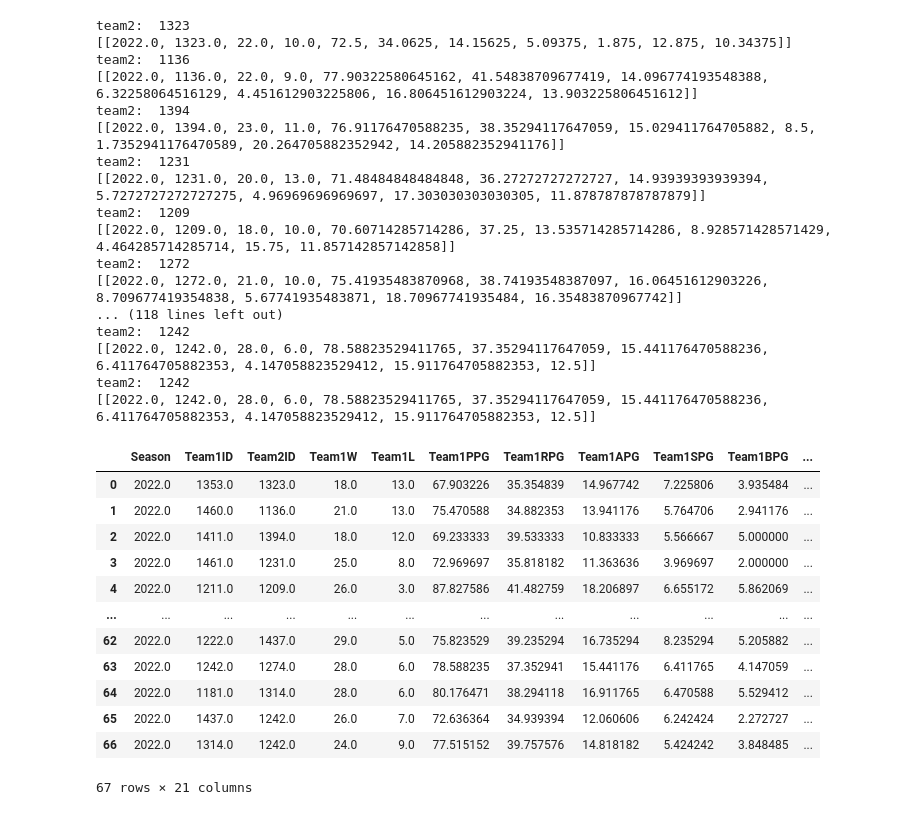
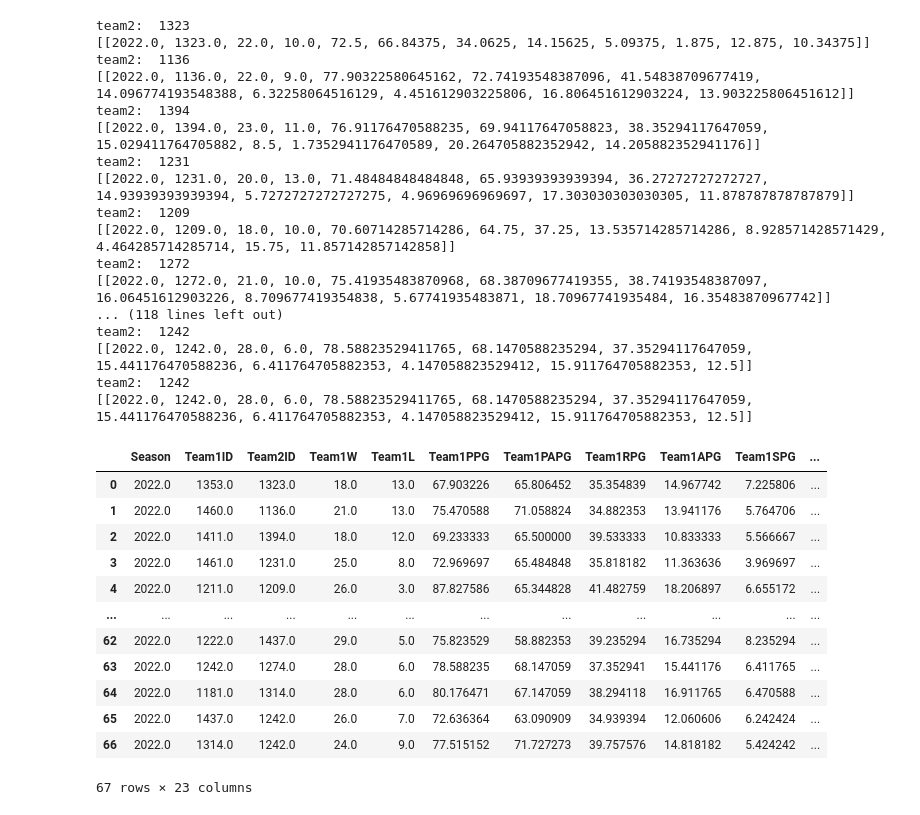
Before and after one commit to AustinStephens/NCAATourneyPredictor, a Jupyter notebook: NCAATourneyPredictor.ipynb, the cells around one changed output. Cells and saved outputs as stored; diff of their text form; code cells hidden in the pictures.

```diff
--- a/NCAATourneyPredictor.ipynb
+++ b/NCAATourneyPredictor.ipynb
@@ -1,9 +1,10 @@
 # %%
+#1
 import matplotlib
 from matplotlib import pylab
 import pandas as pd
 
-cols = ['Season', 'TeamID', 'Wins', 'Losses', 'PPG', 'RPG', 'APG', 'SPG', 'BPG', 'PFPG', 'TOPG']
+cols = ['Season', 'TeamID', 'Wins', 'Losses', 'PPG', 'PAPG', 'RPG', 'APG', 'SPG', 'BPG', 'PFPG', 'TOPG']
 years = [2006, 2007, 2008, 2009, 2010, 2011, 2012, 2013, 2014, 2015, 2016, 2017, 2018, 2019]
 
 temp_df = pd.read_csv("./MRegularSeasonDetailedResults.csv",
@@ -40,14 +41,14 @@ for year in years:
         #print(f"w_df: ", team_1211W)
         #print(f"l_df: ", team_1211L)
 
-        team_1211_Wdf = team_1211W[['Season', 'WTeamID', 'WScore', 'WFGM', 'WFGA', 'WFGM3', 'WFGA3', 'WFTM', 'WFTA', 'WOR', 'WDR', 'WAst', 'WTO', 'WStl', 'WBlk', 'WPF']].apply(pd.to_numeric)
-        team_1211_Ldf = team_1211L[['Season', 'LTeamID', 'LScore', 'LFGM', 'LFGA', 'LFGM3', 'LFGA3', 'LFTM', 'LFTA', 'LOR', 'LDR', 'LAst', 'LTO', 'LStl', 'LBlk', 'LPF']].apply(pd.to_numeric)
+        team_1211_Wdf = team_1211W[['Season', 'WTeamID', 'WScore', 'LScore', 'WFGM', 'WFGA', 'WFGM3', 'WFGA3', 'WFTM', 'WFTA', 'WOR', 'WDR', 'WAst', 'WTO', 'WStl', 'WBlk', 'WPF']].apply(pd.to_numeric)
+        team_1211_Ldf = team_1211L[['Season', 'LTeamID', 'LScore', 'WScore', 'LFGM', 'LFGA', 'LFGM3', 'LFGA3', 'LFTM', 'LFTA', 'LOR', 'LDR', 'LAst', 'LTO', 'LStl', 'LBlk', 'LPF']].apply(pd.to_numeric)
 
 
 
         w_sum = team_1211_Wdf.sum(axis=0, numeric_only=True)
 
-        l_sum = {'Season': 0, 'LTeamID': 0, 'LScore': 0, 'LFGM': 0, 'LFGA': 0, 'LFGM3': 0, 'LFGA3': 0, 'LFTM': 0, 'LFTA': 0, 'LOR': 0, 'LDR': 0, 'LAst': 0, 'LTO': 0, 'LStl': 0, 'LBlk': 0, 'LPF': 0}
+        l_sum = {'Season': 0, 'LTeamID': 0, 'LScore': 0, 'WScore': 0, 'LFGM': 0, 'LFGA': 0, 'LFGM3': 0, 'LFGA3': 0, 'LFTM': 0, 'LFTA': 0, 'LOR': 0, 'LDR': 0, 'LAst': 0, 'LTO': 0, 'LStl': 0, 'LBlk': 0, 'LPF': 0}
         if not team_1211L.empty:
             l_sum = team_1211_Ldf.sum(axis=0, numeric_only=True)
 
@@ -59,6 +60,7 @@ for year in years:
 
         id_total = (w_sum['WTeamID'] + l_sum['LTeamID']) / tot_games
         score_total = (w_sum['WScore'] + l_sum['LScore']) / tot_games
+        pa_total = (w_sum['LScore'] + l_sum['WScore']) / tot_games
         rebs_total = (w_sum['WOR'] + l_sum['LOR'] + w_sum['WDR'] + l_sum['LDR']) / tot_games
         ast_total = (w_sum['WAst'] + l_sum['LAst']) / tot_games
         stl_total = (w_sum['WStl'] + l_sum['LStl']) / tot_games
@@ -66,9 +68,9 @@ for year in years:
         pf_total = (w_sum['WPF'] + l_sum['LPF']) / tot_games
         to_total = (w_sum['WTO'] + l_sum['LTO']) / tot_games
 
-        d = {'Season': [season_total], 'TeamID': [id_total], 'Wins': [len(team_1211_Wdf.index)], 'Losses': [len(team_1211_Ldf.index)], 'PPG': [score_total], 'RPG': [rebs_total], 'APG': [ast_total], 'SPG': [stl_total], 'BPG': [blk_total], 'PFPG': [pf_total], 'TOPG': [to_total]}
+        #d = {'Season': [season_total], 'TeamID': [id_total], 'Wins': [len(team_1211_Wdf.index)], 'Losses': [len(team_1211_Ldf.index)], 'PPG': [score_total], 'PAPG': [pa_total], 'RPG': [rebs_total], 'APG': [ast_total], 'SPG': [stl_total], 'BPG': [blk_total], 'PFPG': [pf_total], 'TOPG': [to_total]}
         #temp_df = pd.DataFrame(data=d)
-        team_avgs.loc[len(team_avgs.index)] = [season_total, id_total, len(team_1211_Wdf.index), len(team_1211_Ldf.index), score_total, rebs_total, ast_total, stl_total, blk_total, pf_total, to_total]
+        team_avgs.loc[len(team_avgs.index)] = [season_total, id_total, len(team_1211_Wdf.index), len(team_1211_Ldf.index), score_total, pa_total, rebs_total, ast_total, stl_total, blk_total, pf_total, to_total]
         #print(rows)
 
 team_avgs
@@ -89,4 +91,5 @@ team_avgs
 # %%
+#2
 import random
 
 random.seed()
@@ -95,8 +98,8 @@ random.seed()
 
 # note: "Winner" column will always be '1' because the winning team is always listed first;
 # it's included just for a classification metric for the machine learning
-train_cols = ["Season", "Team1ID", "Team2ID", "Winner", "Team1W", "Team1L", "Team1PPG", "Team1RPG", "Team1APG", "Team1SPG", \
-              "Team1BPG", "Team1PFPG", "Team1TOPG", "Team2W", "Team2L", "Team2PPG", "Team2RPG", "Team2APG", "Team2SPG",\
+train_cols = ["Season", "Team1ID", "Team2ID", "Winner", "Team1W", "Team1L", "Team1PPG", "Team1PAPG", "Team1RPG", "Team1APG", "Team1SPG", \
+              "Team1BPG", "Team1PFPG", "Team1TOPG", "Team2W", "Team2L", "Team2PPG", "Team2PAPG", "Team2RPG", "Team2APG", "Team2SPG",\
               "Team2BPG", "Team2PFPG", "Team2TOPG"]
 
 train_DF = pd.DataFrame(columns=train_cols)
@@ -206,7 +211,8 @@ team_avgs_2022
 # %%
+#4
 d = {'Team1ID': [1353,1460,1411,1461,1211,1129,1163,1116,1104,1403,1277,1181,1124,1314,1388,1417,1400,1345,1293,1246,1112,1371,1222,1228,1161,1397,1326,1437,1242,1361,1234,1344,1261,1458,1425,1120,1211,1308,1323,1277,1124,1388,1400,1293,1112,1222,1276,1326,1242,1350,1235,1274,1211,1403,1314,1345,1112,1276,1242,1235,1116,1314,1222,1242,1181,1437,1314], 'Team2ID': [1323,1136,1394,1231,1209,1272,1308,1436,1323,1286,1172,1168,1313,1266,1231,1103,1439,1463,1362,1389,1460,1395,1412,1151,1276,1255,1260,1174,1411,1166,1350,1355,1235,1159,1274,1240,1272,1116,1403,1181,1314,1417,1345,1389,1395,1228,1397,1437,1166,1344,1458,1120,1116,1181,1417,1389,1222,1437,1344,1274,1181,1389,1437,1274,1314,1242,1242]}
-test_cols = ["Season", "Team1ID", "Team2ID", "Team1W", "Team1L", "Team1PPG", "Team1RPG", "Team1APG", "Team1SPG", \
-              "Team1BPG", "Team1PFPG", "Team1TOPG", "Team2W", "Team2L", "Team2PPG", "Team2RPG", "Team2APG", "Team2SPG",\
+test_cols = ["Season", "Team1ID", "Team2ID", "Team1W", "Team1L", "Team1PPG", "Team1PAPG", "Team1RPG", "Team1APG", "Team1SPG", \
+              "Team1BPG", "Team1PFPG", "Team1TOPG", "Team2W", "Team2L", "Team2PPG", "Team2PAPG", "Team2RPG", "Team2APG", "Team2SPG",\
               "Team2BPG", "Team2PFPG", "Team2TOPG"]
 temp_tourn_df = pd.DataFrame(data=d)
 #winners = [2,1,1,2,1,2,2,1,2,1,1,1,1,2,1,1,1,1,1,2,1,2,1,1,2,1,1,1,1,2,2,1,2,1,2,1,1,2,2,2,2,2,2,2,1,1,1,2,1,2,1,1,2,2,1,2,2,2,1,2,2,1,2,1,2,2,2]
@@ -215,52 +221,52 @@ tourney_2022_df = pd.DataFrame(columns=test_cols)
 for row in temp_tourn_df.iterrows():
     #Doing the same as before but without winner column
     temp_list = [2022, row[1]['Team1ID'], row[1]['Team2ID']]
     print(f"team2: ", row[1]['Team2ID'])
     team1_row = team_avgs_2022[team_avgs_2022["TeamID"] == row[1]['Team1ID']].values.tolist()
     team2_row = team_avgs_2022[team_avgs_2022["TeamID"] == row[1]['Team2ID']].values.tolist()
     print(team2_row)
     team1_row[0].pop(0)
     team1_row[0].pop(0)
     team2_row[0].pop(0)
     team2_row[0].pop(0)
 
     temp_list.extend(team1_row[0])
     temp_list.extend(team2_row[0])
 
     # add that list to our DF
     temp_series = pd.Series(temp_list, index=test_cols)
     tourney_2022_df = tourney_2022_df.append(temp_series, ignore_index=True)
 
 tourney_2022_df
 # %% [output]
 team2:  1323
-[[2022.0, 1323.0, 22.0, 10.0, 72.5, 34.0625, 14.15625, 5.09375, 1.875, 12.875, 10.34375]]
+[[2022.0, 1323.0, 22.0, 10.0, 72.5, 66.84375, 34.0625, 14.15625, 5.09375, 1.875, 12.875, 10.34375]]
 team2:  1136
-[[2022.0, 1136.0, 22.0, 9.0, 77.90322580645162, 41.54838709677419, 14.096774193548388, 6.32258064516129, 4.451612903225806, 16.806451612903224, 13.903225806451612]]
+[[2022.0, 1136.0, 22.0, 9.0, 77.90322580645162, 72.74193548387096, 41.54838709677419, 14.096774193548388, 6.32258064516129, 4.451612903225806, 16.806451612903224, 13.903225806451612]]
 team2:  1394
-[[2022.0, 1394.0, 23.0, 11.0, 76.91176470588235, 38.35294117647059, 15.029411764705882, 8.5, 1.7352941176470589, 20.264705882352942, 14.205882352941176]]
+[[2022.0, 1394.0, 23.0, 11.0, 76.91176470588235, 69.94117647058823, 38.35294117647059, 15.029411764705882, 8.5, 1.7352941176470589, 20.264705882352942, 14.205882352941176]]
 team2:  1231
-[[2022.0, 1231.0, 20.0, 13.0, 71.48484848484848, 36.27272727272727, 14.93939393939394, 5.7272727272727275, 4.96969696969697, 17.303030303030305, 11.878787878787879]]
+[[2022.0, 1231.0, 20.0, 13.0, 71.48484848484848, 65.93939393939394, 36.27272727272727, 14.93939393939394, 5.7272727272727275, 4.96969696969697, 17.303030303030305, 11.878787878787879]]
 team2:  1209
-[[2022.0, 1209.0, 18.0, 10.0, 70.60714285714286, 37.25, 13.535714285714286, 8.928571428571429, 4.464285714285714, 15.75, 11.857142857142858]]
+[[2022.0, 1209.0, 18.0, 10.0, 70.60714285714286, 64.75, 37.25, 13.535714285714286, 8.928571428571429, 4.464285714285714, 15.75, 11.857142857142858]]
 team2:  1272
-[[2022.0, 1272.0, 21.0, 10.0, 75.41935483870968, 38.74193548387097, 16.06451612903226, 8.709677419354838, 5.67741935483871, 18.70967741935484, 16.35483870967742]]
+[[2022.0, 1272.0, 21.0, 10.0, 75.41935483870968, 68.38709677419355, 38.74193548387097, 16.06451612903226, 8.709677419354838, 5.67741935483871, 18.70967741935484, 16.35483870967742]]
 ... (118 lines left out)
 team2:  1242
-[[2022.0, 1242.0, 28.0, 6.0, 78.58823529411765, 37.35294117647059, 15.441176470588236, 6.411764705882353, 4.147058823529412, 15.911764705882353, 12.5]]
+[[2022.0, 1242.0, 28.0, 6.0, 78.58823529411765, 68.1470588235294, 37.35294117647059, 15.441176470588236, 6.411764705882353, 4.147058823529412, 15.911764705882353, 12.5]]
 team2:  1242
-[[2022.0, 1242.0, 28.0, 6.0, 78.58823529411765, 37.35294117647059, 15.441176470588236, 6.411764705882353, 4.147058823529412, 15.911764705882353, 12.5]]
+[[2022.0, 1242.0, 28.0, 6.0, 78.58823529411765, 68.1470588235294, 37.35294117647059, 15.441176470588236, 6.411764705882353, 4.147058823529412, 15.911764705882353, 12.5]]
-|  | Season | Team1ID | Team2ID | Team1W | Team1L | Team1PPG | Team1RPG | Team1APG | Team1SPG | Team1BPG | ... |
-| 0 | 2022.0 | 1353.0 | 1323.0 | 18.0 | 13.0 | 67.903226 | 35.354839 | 14.967742 | 7.225806 | 3.935484 | ... |
-| 1 | 2022.0 | 1460.0 | 1136.0 | 21.0 | 13.0 | 75.470588 | 34.882353 | 13.941176 | 5.764706 | 2.941176 | ... |
-| 2 | 2022.0 | 1411.0 | 1394.0 | 18.0 | 12.0 | 69.233333 | 39.533333 | 10.833333 | 5.566667 | 5.000000 | ... |
-| 3 | 2022.0 | 1461.0 | 1231.0 | 25.0 | 8.0 | 72.969697 | 35.818182 | 11.363636 | 3.969697 | 2.000000 | ... |
-| 4 | 2022.0 | 1211.0 | 1209.0 | 26.0 | 3.0 | 87.827586 | 41.482759 | 18.206897 | 6.655172 | 5.862069 | ... |
+|  | Season | Team1ID | Team2ID | Team1W | Team1L | Team1PPG | Team1PAPG | Team1RPG | Team1APG | Team1SPG | ... |
+| 0 | 2022.0 | 1353.0 | 1323.0 | 18.0 | 13.0 | 67.903226 | 65.806452 | 35.354839 | 14.967742 | 7.225806 | ... |
+| 1 | 2022.0 | 1460.0 | 1136.0 | 21.0 | 13.0 | 75.470588 | 71.058824 | 34.882353 | 13.941176 | 5.764706 | ... |
+| 2 | 2022.0 | 1411.0 | 1394.0 | 18.0 | 12.0 | 69.233333 | 65.500000 | 39.533333 | 10.833333 | 5.566667 | ... |
+| 3 | 2022.0 | 1461.0 | 1231.0 | 25.0 | 8.0 | 72.969697 | 65.484848 | 35.818182 | 11.363636 | 3.969697 | ... |
+| 4 | 2022.0 | 1211.0 | 1209.0 | 26.0 | 3.0 | 87.827586 | 65.344828 | 41.482759 | 18.206897 | 6.655172 | ... |
 | ... | ... | ... | ... | ... | ... | ... | ... | ... | ... | ... | ... |
-| 62 | 2022.0 | 1222.0 | 1437.0 | 29.0 | 5.0 | 75.823529 | 39.235294 | 16.735294 | 8.235294 | 5.205882 | ... |
-| 63 | 2022.0 | 1242.0 | 1274.0 | 28.0 | 6.0 | 78.588235 | 37.352941 | 15.441176 | 6.411765 | 4.147059 | ... |
-| 64 | 2022.0 | 1181.0 | 1314.0 | 28.0 | 6.0 | 80.176471 | 38.294118 | 16.911765 | 6.470588 | 5.529412 | ... |
-| 65 | 2022.0 | 1437.0 | 1242.0 | 26.0 | 7.0 | 72.636364 | 34.939394 | 12.060606 | 6.242424 | 2.272727 | ... |
-| 66 | 2022.0 | 1314.0 | 1242.0 | 24.0 | 9.0 | 77.515152 | 39.757576 | 14.818182 | 5.424242 | 3.848485 | ... |
+| 62 | 2022.0 | 1222.0 | 1437.0 | 29.0 | 5.0 | 75.823529 | 58.882353 | 39.235294 | 16.735294 | 8.235294 | ... |
+| 63 | 2022.0 | 1242.0 | 1274.0 | 28.0 | 6.0 | 78.588235 | 68.147059 | 37.352941 | 15.441176 | 6.411765 | ... |
+| 64 | 2022.0 | 1181.0 | 1314.0 | 28.0 | 6.0 | 80.176471 | 67.147059 | 38.294118 | 16.911765 | 6.470588 | ... |
+| 65 | 2022.0 | 1437.0 | 1242.0 | 26.0 | 7.0 | 72.636364 | 63.090909 | 34.939394 | 12.060606 | 6.242424 | ... |
+| 66 | 2022.0 | 1314.0 | 1242.0 | 24.0 | 9.0 | 77.515152 | 71.727273 | 39.757576 | 14.818182 | 5.424242 | ... |
-67 rows × 21 columns
+67 rows × 23 columns
 # %%
```
Also changed, not shown: parts of 10 cells of this notebook, 1 other file.
